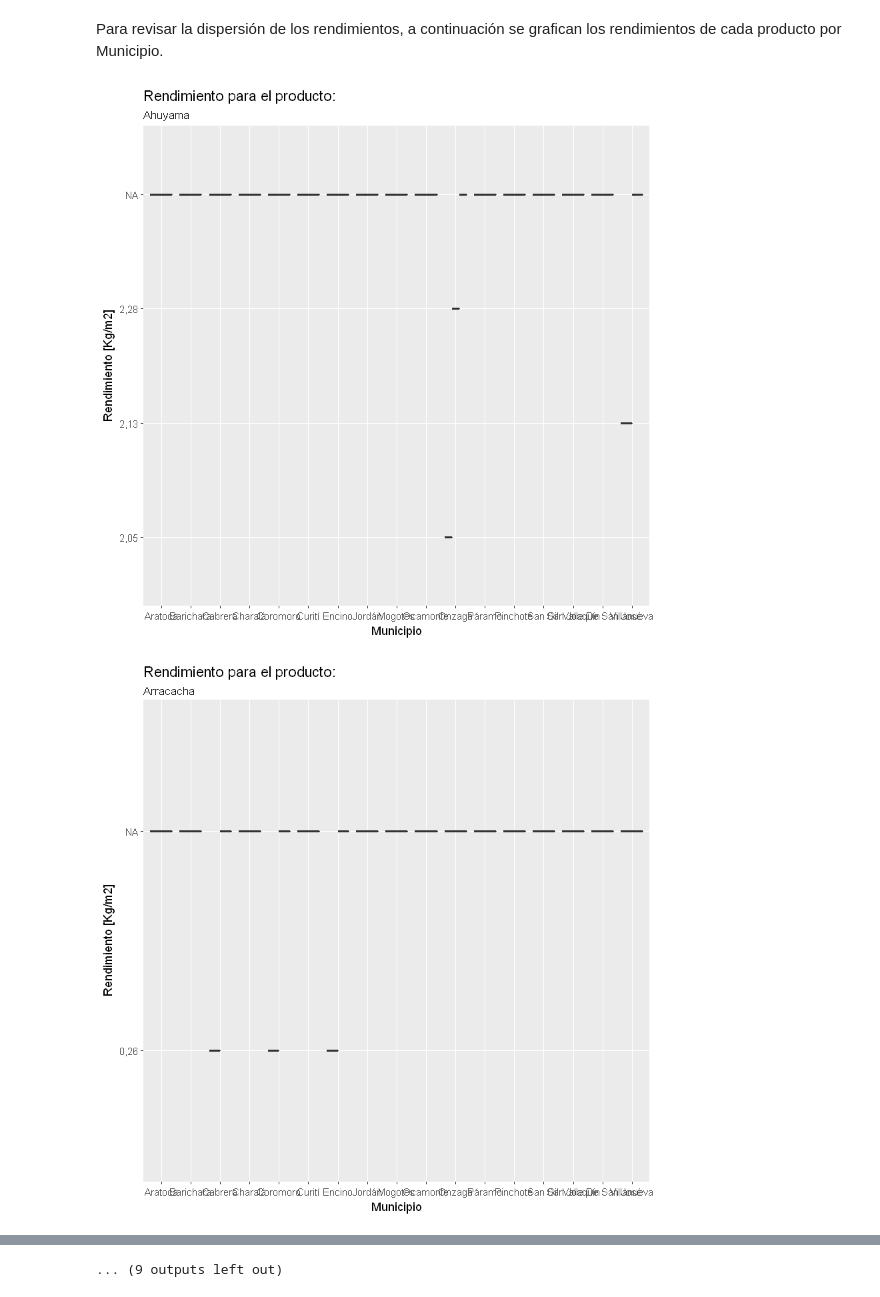
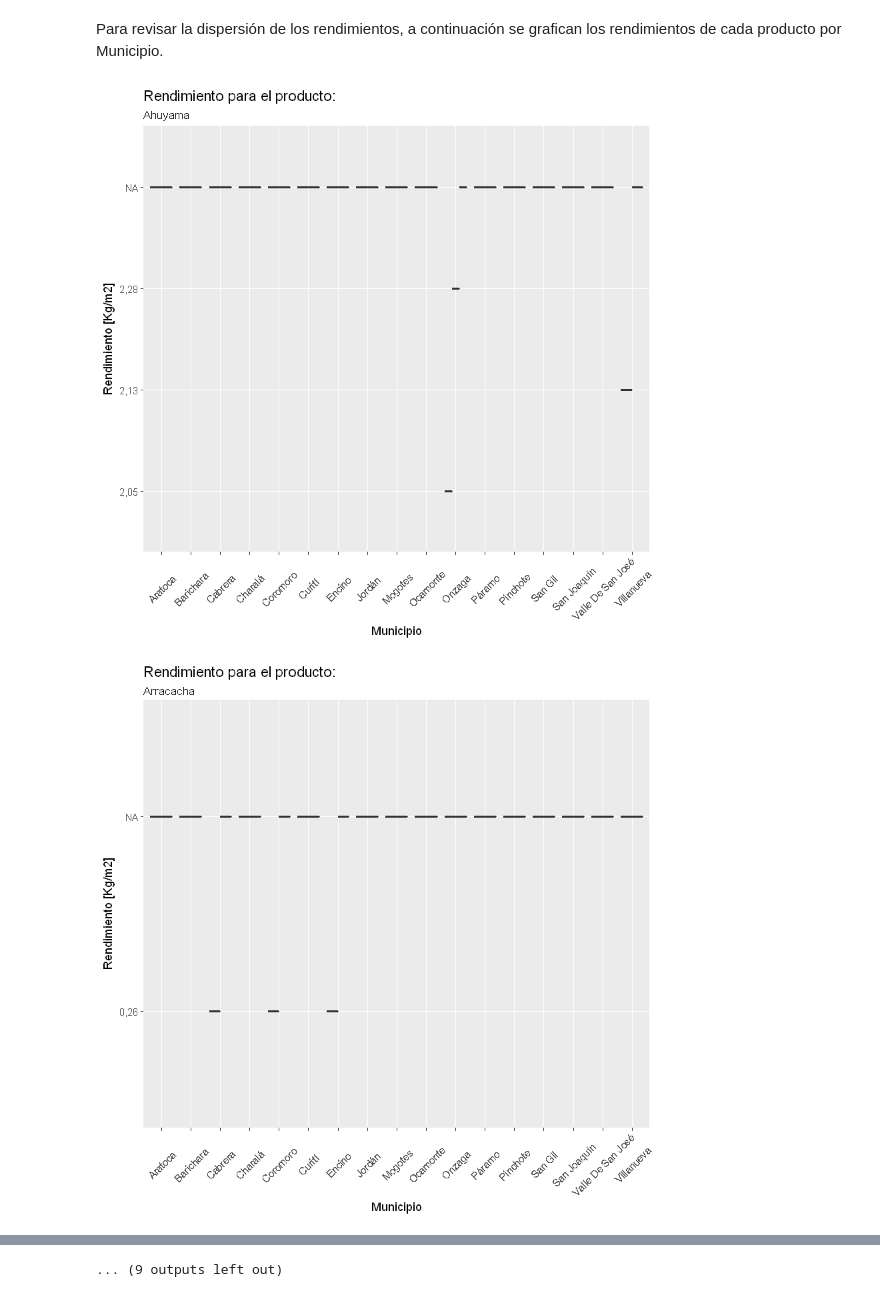
Before and after one commit to eitt/.Rendimientos_Agricolas, a Jupyter notebook: Code-checkpoint.ipynb, the cells around one changed output, grey strips where cells are left out. Saved outputs shown, nothing was run; the diff lists cells and outputs as text; code cells hidden in the pictures.

```diff
--- a/Code-checkpoint.ipynb
+++ b/Code-checkpoint.ipynb
@@ -120,22 +126,22 @@ Para revisar  la dispersión de los rendimientos, a continuación se grafican lo
 # %%
 #Primero se construye una función para graficar todas las series de manera independiente utilziando un bucle
 
 #Creación de la función
 GRAFICAR <- function(x, na.rm = TRUE, ...)
     {
     nm <- names(x)
       for (i in seq_along(nm[3:length(x[1,])]))
         {
 
-        plots <-ggplot(x,aes(x[,1], x[,(i+2)])) + geom_boxplot()
-          plots<-plots+labs(x = "Municipio")+labs(y = "Rendimiento [Kg/m2]")+labs(title = "Rendimiento para el producto:", subtitle = nm[i+2])
+        plots <-ggplot(x,aes(x[,1], x[,(i+2)])) + geom_boxplot(outlier.colour="red")
+          plots<-plots+labs(x = "Municipio")+labs(y = "Rendimiento [Kg/m2]")+labs(title = "Rendimiento para el producto:", subtitle = nm[i+2])+theme(axis.text.x  = element_text(angle=45, vjust=0.5))
         print(plots)
         }
     }
 #Fin de la función
 
 #Se ejecuta la función
 GRAFICAR(DATA)
 # %% [output]
-[figure, old version]
+[figure, new version]
-[figure, old version]
+[figure, new version]
```
Also changed, not shown: parts of 20 cells of this notebook.
